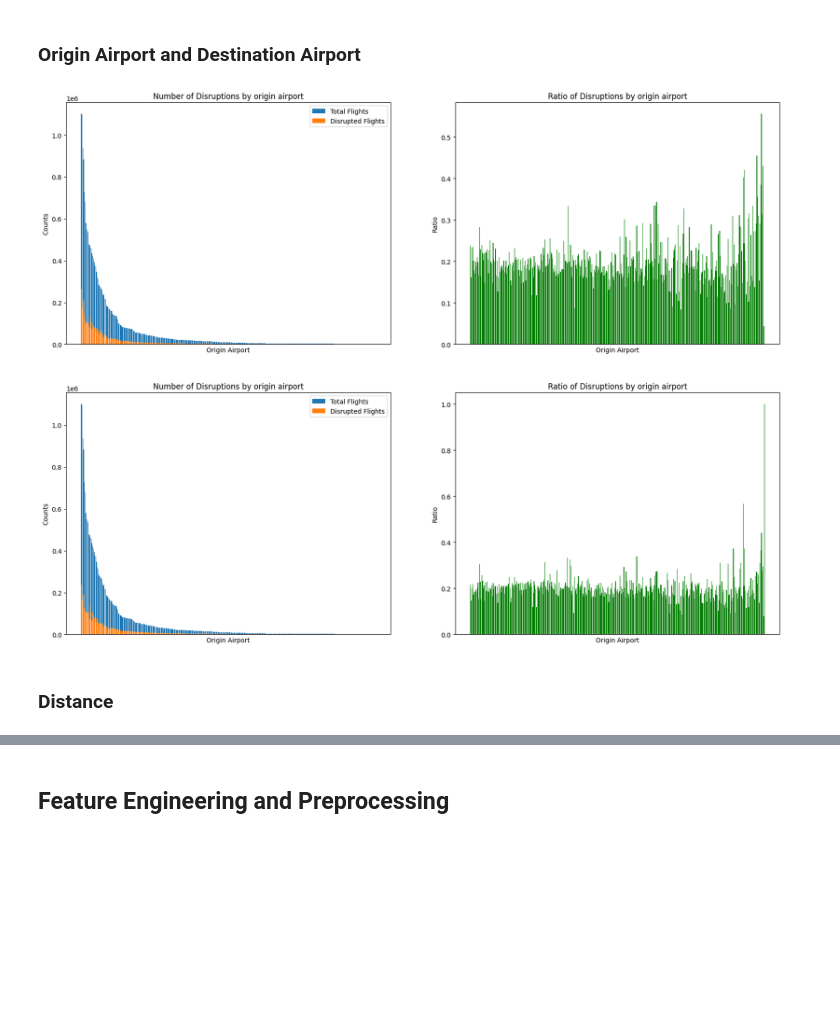
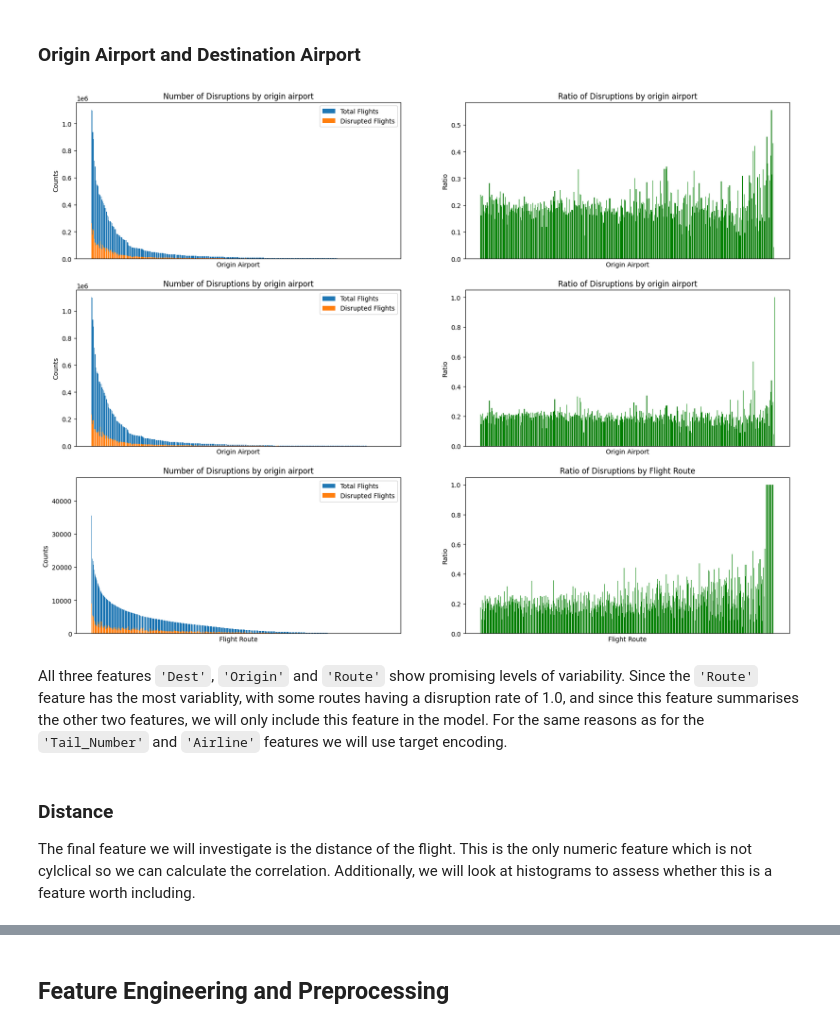
Before and after one commit to samuelleehope/ID5059_Flight_Prediction, a Jupyter notebook: ID5059Project1_Submission.ipynb, the cells around one changed output, grey strips where cells are left out. Cells and saved outputs as stored; diff of their text form; code cells hidden in the pictures; blank space fills up the shorter version.

```diff
--- a/ID5059Project1_Submission.ipynb
+++ b/ID5059Project1_Submission.ipynb
@@ -357,47 +389,81 @@ del day_data, time_data, chi2_day, p_day, dof_day, expected, chi2_time, p_time,
 # %% [markdown]
 ### Origin Airport and Destination Airport
 # %%
+# Calculate data for origin airport
 origin_data = pd.merge(flights_raw['Origin'].value_counts(),
                        flights_raw.groupby('Origin')['Disruption'].sum(),
                        left_index=True, right_index=True)
 origin_data.columns = ["Flights", "Disruptions"]
 origin_data['Ratio'] = origin_data['Disruptions']/origin_data['Flights']
 
+# Calculate data for destination airport
 dest_data = pd.merge(flights_raw['Dest'].value_counts(),
                        flights_raw.groupby('Dest')['Disruption'].sum(),
                        left_index=True, right_index=True)
 dest_data.columns = ["Flights", "Disruptions"]
 dest_data['Ratio'] = dest_data['Disruptions']/dest_data['Flights']
 
-fig, ((ax11,ax12), (ax21,ax22)) = plt.subplots(nrows=2,ncols=2,figsize=(20,15))
 
+# Make new 'Route' column
+flights_raw['Route'] = flights_raw['Origin'] + '->' + flights_raw['Dest']
+
+# Calculate route data
+route_data = pd.merge(flights_raw['Route'].value_counts(),
+                       flights_raw.groupby('Route')['Disruption'].sum(),
+                       left_index=True, right_index=True)
+route_data.columns = ["Flights", "Disruptions"]
+route_data['Ratio'] = route_data['Disruptions']/route_data['Flights']
+
+
+# Plot results
+fig, ((ax11,ax12), (ax21,ax22), (ax31,ax32)) = plt.subplots(nrows=3,ncols=2,figsize=(20,15))
+
+# Origin Plots
 ax11.bar(origin_data.index, origin_data['Flights'],label='Total Flights')
 ax11.bar(origin_data.index, origin_data['Disruptions'], label='Disrupted Flights')
 ax11.set_title('Number of Disruptions by origin airport')
 ax11.set_xlabel('Origin Airport')
 ax11.set_ylabel('Counts')
 ax11.legend()
 ax11.tick_params(axis='x', which='both', bottom=False, top=False, labelbottom=False)
 
 ax12.bar(origin_data.index, origin_data['Ratio'],color="green")
 ax12.set_title('Ratio of Disruptions by origin airport')
 ax12.set_xlabel('Origin Airport')
 ax12.set_ylabel('Ratio')
 ax12.tick_params(axis='x', which='both', bottom=False, top=False, labelbottom=False)
 
+# Destination Plots
 ax21.bar(dest_data.index, dest_data['Flights'],label='Total Flights')
 ax21.bar(dest_data.index, dest_data['Disruptions'], label='Disrupted Flights')
 ax21.set_title('Number of Disruptions by origin airport')
 ax21.set_xlabel('Origin Airport')
 ax21.set_ylabel('Counts')
 ax21.legend()
 ax21.tick_params(axis='x', which='both', bottom=False, top=False, labelbottom=False)
 
 ax22.bar(dest_data.index, dest_data['Ratio'],color="green")
 ax22.set_title('Ratio of Disruptions by origin airport')
 ax22.set_xlabel('Origin Airport')
 ax22.set_ylabel('Ratio')
 ax22.tick_params(axis='x', which='both', bottom=False, top=False, labelbottom=False)
+
+# Route Plots
+ax31.bar(route_data.index, route_data['Flights'],label='Total Flights')
+ax31.bar(route_data.index, route_data['Disruptions'], label='Disrupted Flights')
+ax31.set_title('Number of Disruptions by Flight Route')
+ax31.set_xlabel('Flight Route')
+ax31.set_ylabel('Counts')
+ax31.legend()
+ax31.tick_params(axis='x', which='both', bottom=False, top=False, labelbottom=False)
+
+ax32.bar(route_data.index, route_data['Ratio'],color="green")
+ax32.set_title('Ratio of Disruptions by Flight Route')
+ax32.set_xlabel('Flight Route')
+ax32.set_ylabel('Ratio')
+ax32.tick_params(axis='x', which='both', bottom=False, top=False, labelbottom=False)
 # %% [output]
-[figure, old version]
+[figure, new version]
+# %% [markdown]
+All three features `'Dest'`, `'Origin'` and `'Route'` show promising levels of variability. Since the `'Route'` feature has the most variablity, with some routes having a disruption rate of 1.0, and since this feature summarises the other two features, we will only include this feature in the model. For the same reasons as for the `'Tail_Number'` and `'Airline'` features we will use target encoding.
 # %%
@@ -405,5 +471,6 @@ del origin_data, dest_data
 # %% [markdown]
 ### Distance
+The final feature we will investigate is the distance of the flight. This is the only numeric feature which is not cylclical so we can calculate the correlation. Additionally, we will look at histograms to assess whether this is a feature worth including.
 # %%
 #Split the distances into 10 groups
 flights_raw['Distance_Group'] = pd.cut(flights_raw['Distance'], bins=15,labels=[1,2,3,4,5,6,7,8,9,10,11,12,13,14,15])
```
Also changed, not shown: parts of 55 cells of this notebook.
